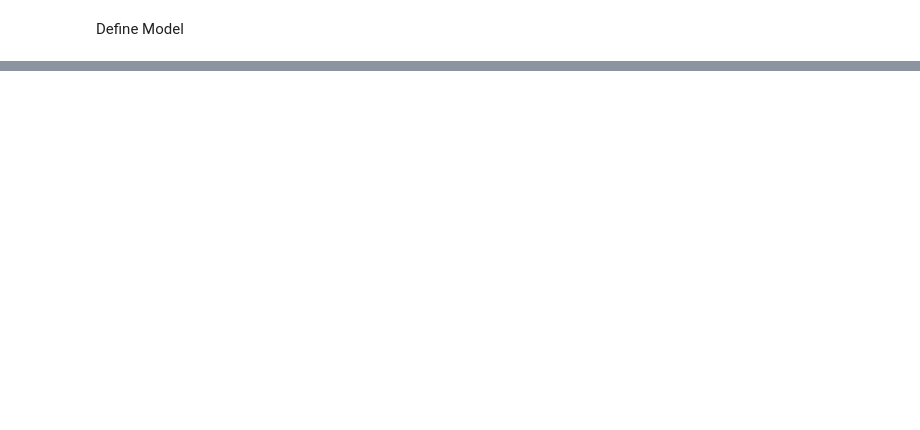
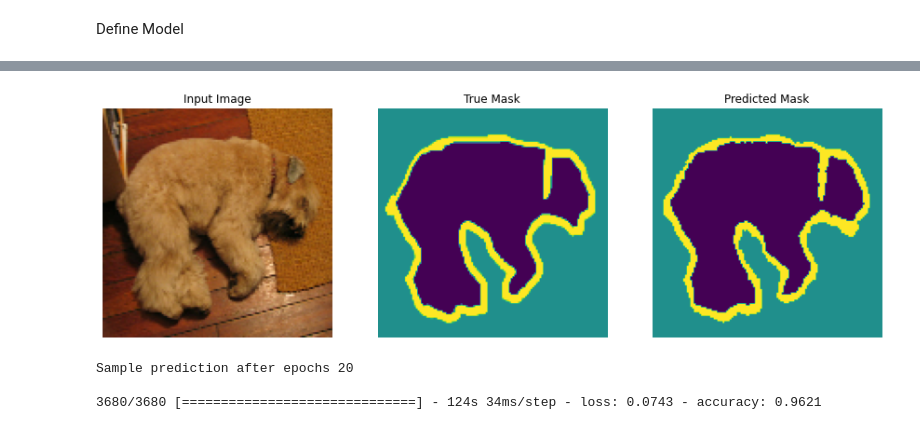
Before and after one commit to P1G1U/Thesis_AITronik, a Jupyter notebook: Test TF/TF_UNet.ipynb, the cells around one changed output, grey strips where cells are left out. Cells and saved outputs as stored; diff of their text form; code cells hidden in the pictures; blank space fills up the shorter version.

```diff
--- a/Test TF/TF_UNet.ipynb
+++ b/Test TF/TF_UNet.ipynb
@@ -140,0 +170,17 @@ def unet_model(output_channels:int):
+# %%
+EPOCHS = 20
+VAL_SUBSPILTS = 5
+VALIDATION_STEPS = info.splits["test"].num_examples
+
+model_history = model.fit(train_batches,
+                        epochs=EPOCHS,
+                        steps_per_epoch=STEPS_PER_EPOCH,
+                        validation_steps=VALIDATION_STEPS,
+                        validation_data=test_batches,
+                        callbacks=[DisplayCallback()]
+)
+# %% [output]
+[figure, added]
+Sample prediction after epochs 20
+
+3680/3680 [==============================] - 124s 34ms/step - loss: 0.0743 - accuracy: 0.9621
```
Also changed, not shown: parts of 14 cells of this notebook, 4 other files.
